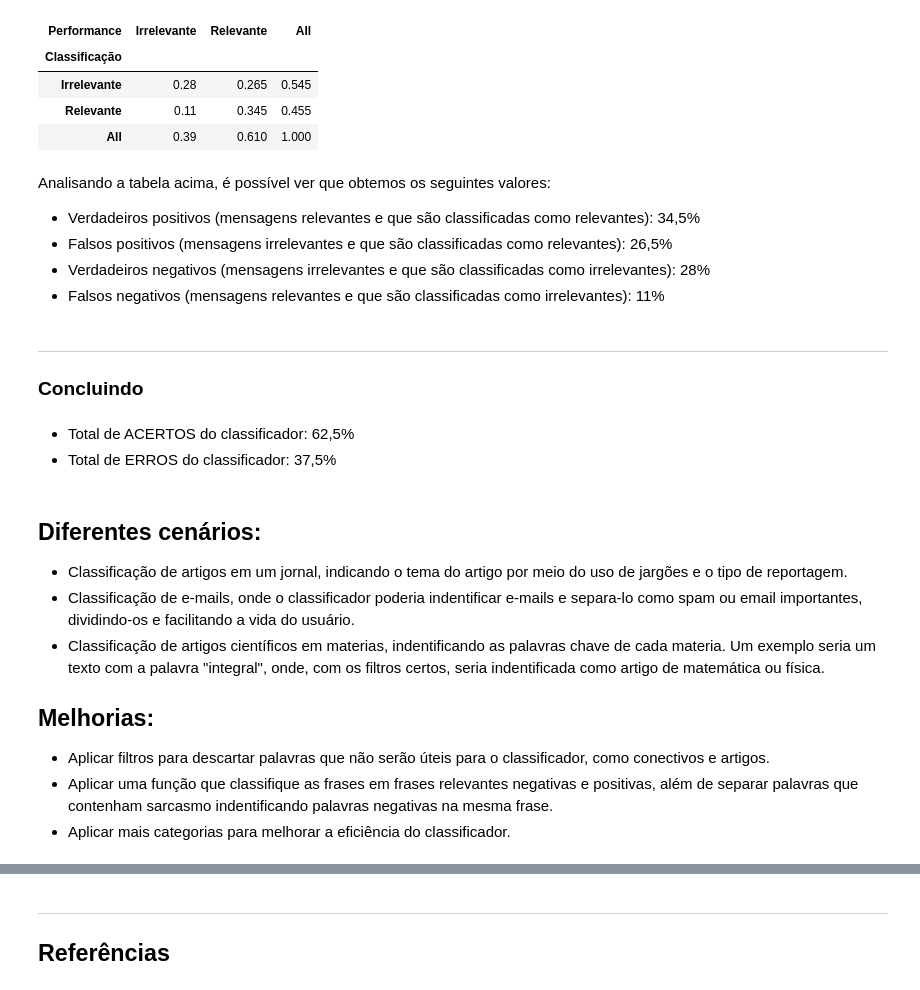
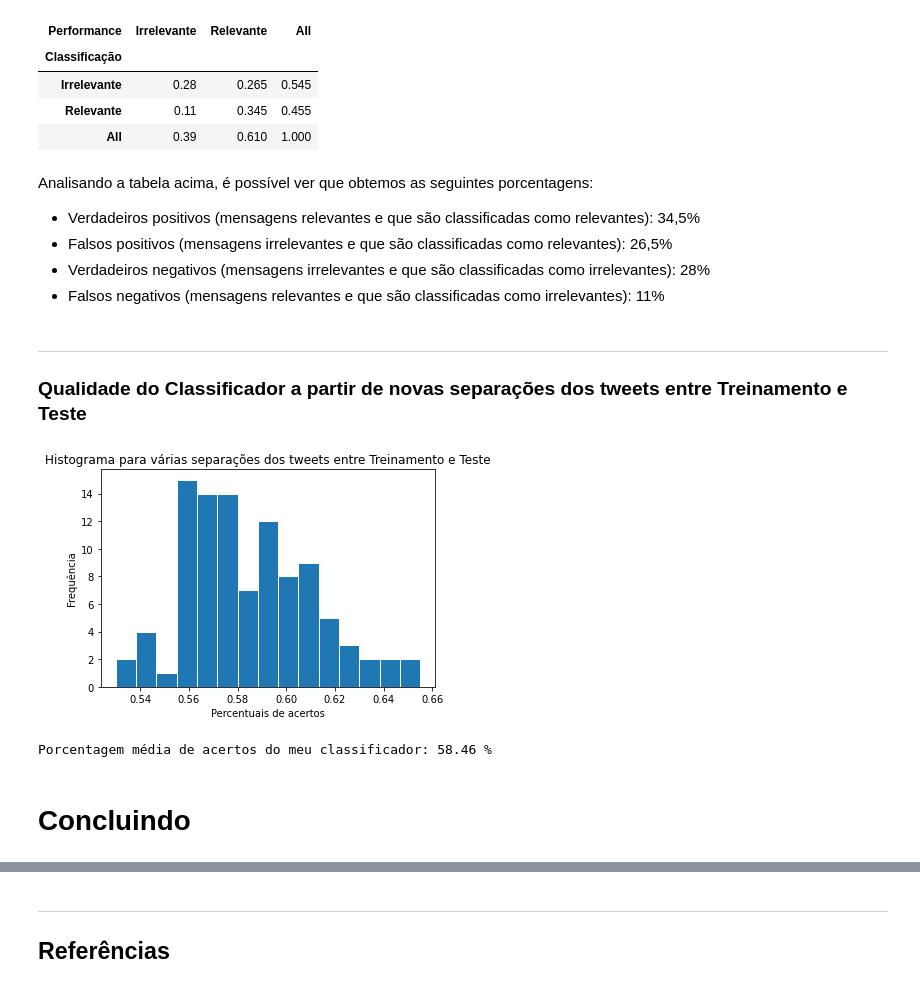
Before and after one commit to AugustoInsper/Proj1-cdados-21.1-Augusto, a Jupyter notebook: Projeto1_Classificador_layout.ipynb, the cells around one changed output, grey strips where cells are left out. Saved outputs shown, nothing was run; the diff lists cells and outputs as text; code cells hidden in the pictures.

```diff
--- a/Projeto1_Classificador_layout.ipynb
+++ b/Projeto1_Classificador_layout.ipynb
@@ -183,17 +183,33 @@ teste_em_listas
 | 199 | [oi, vcs, sao, reais, manda, foto... | Irrelevante |
 200 rows × 2 columns
 # %%
-def probabilidade(tweet, tabela, lista):     # Função para realizar o cálculo de probabilidades das palavras
+# Explicação dos parâmetros usados nas seguintes funções:
+#   tab_abs: tabela de frequências absolutas
+#   lista_de_pal: lista de palavras que será usada
+#   tab_tds_palavras: tabela que contém todas as palavras possíveis
+#   tab_abs_rel: tabela de frequências absolutas para os tweets relevantes
+#   tab_abs_irr: tabela de frequências absolutas para os tweets irrelevantes
+#   lista_rel: lista de palavras dos tweets relevantes
+#   lista_irr: lista de palavras dos tweets irrelevantes
+
+
+# Função para realizar o cálculo de probabilidades das palavras
+
+def probabilidade_tweet(tweet, tab_abs, lista_de_pal, tab_tds_palavras):
     prob = 1
     for palavra in tweet:
-        if not palavra in tabela:           # Se a palavra de teste não consta em treinamento, então de acordo com a suavização
-            prob = prob / (len(lista) + len(tabela_t)) # de LaPlace, a probabilidade dessa palavra fica com numerador 1
+        if not palavra in tab_abs:                                      # Se a palavra de teste não consta em treinamento,
+            prob = prob / (len(lista_de_pal) + len(tab_tds_palavras))   # então de acordo com a suavização de LaPlace
+                                                                        # a probabilidade dessa palavra fica com numerador 1
         else:
-            prob = prob * (tabela['%s'%(palavra)] + 1) / (len(lista) + len(tabela_t))
+            prob = prob * (tab_abs['%s'%(palavra)] + 1) / (len(lista_de_pal) + len(tab_tds_palavras))
     return prob
 
-def classificador(tweet):   # Compara a probabilidade de ser relevante com não relevante e devolve a resposta
-    if probabilidade(tweet, tabela_tra, lista_train_relev) > probabilidade(tweet, tabela_tia, lista_train_irrelev):
+
+# Função que compara a probabilidade de ser relevante com não relevante e devolve a resposta:
+
+def classifica(tweet, tab_abs_rel, tab_abs_irr, lista_rel, lista_irr, tab_tds_palavras):
+    if probabilidade_tweet(tweet, tab_abs_rel, lista_rel, tab_tds_palavras) > probabilidade_tweet(tweet, tab_abs_irr, lista_irr, tab_tds_palavras):
         return 'Relevante'
     else:
         return 'Irrelevante'
@@ -207,7 +223,7 @@ Agora você deve testar o seu classificador com a base de Testes.
 
 teste_em_listas['Performance'] = 'NaN'
 for i in range(len(teste_em_listas)):
-    teste_em_listas.loc[i, 'Performance'] = classificador(teste_em_listas.loc[i, 'Teste'])
+    teste_em_listas.loc[i, 'Performance'] = classifica(teste_em_listas.loc[i, 'Teste'], tabela_tra, tabela_tia, lista_train_relev, lista_train_irrelev, tabela_t)
 teste_em_listas
 # %% [output]
 |  | Teste | Classificação | Performance |
@@ -247,8 +263,11 @@ quadro
 | Relevante | 0.11 | 0.345 | 0.455 |
 | All | 0.39 | 0.610 | 1.000 |
 # %% [markdown]
-Analisando a tabela acima, é possível ver que obtemos os seguintes valores:
+Analisando a tabela acima, é possível ver que obtemos as seguintes porcentagens:
 * Verdadeiros positivos (mensagens relevantes e que são classificadas como relevantes): 34,5%
 * Falsos positivos (mensagens irrelevantes e que são classificadas como relevantes): 26,5%
 * Verdadeiros negativos (mensagens irrelevantes e que são classificadas como irrelevantes): 28%
 * Falsos negativos (mensagens relevantes e que são classificadas como irrelevantes): 11%
+# %% [markdown]
+___
+### Qualidade do Classificador a partir de novas separações dos tweets entre Treinamento e Teste
@@ -255,18 +356,23 @@ Analisando a tabela acima, é possível ver que obtemos os seguintes valores:
+# %%
+# Repetindo a função definida acima 100 vezes para coletar valores de percentual
+# de acertos e ir adicionando-os um a um na minha lista
+
+for i in range(100):
+    lista_percentuais.append(devolve_percentual_de_acertos(todos))
+# %%
+# Construção do histograma usando a lista com os percentuais de acertos para cada uma das 100 vezes em que a função
+# "devolve_percentual_de_acertos()" foi executada, foram usadas 15 faixas nesse histograma.
+
+plt.hist(lista_percentuais, bins=15, edgecolor='white')
+plt.title('Histograma para várias separações dos tweets entre Treinamento e Teste')
+plt.ylabel('Frequência')
+plt.xlabel('Percentuais de acertos')
+plt.show()
+# %% [output]
+[figure, added]
+# %%
+print('Porcentagem média de acertos do meu classificador:', (np.mean(lista_percentuais)*100).round(2), '%')
+# %% [output]
+Porcentagem média de acertos do meu classificador: 58.46 %
 # %% [markdown]
-___
-### Concluindo
+# Concluindo
-# %% [markdown]
-* Total de ACERTOS do classificador: 62,5%
-* Total de ERROS do classificador: 37,5%
-# %% [markdown]
-## Diferentes cenários:
-
-* Classificação de artigos em um jornal, indicando o tema do artigo por meio do uso de jargões e o tipo de reportagem.
-* Classificação de e-mails, onde o classificador poderia indentificar e-mails e separa-lo como spam ou email importantes, dividindo-os e facilitando a vida do usuário.
-* Classificação de artigos científicos em materias, indentificando as palavras chave de cada materia. Um exemplo seria um texto com a palavra "integral", onde, com os filtros certos, seria indentificada como artigo de matemática ou física.
-
-
-## Melhorias:
-* Aplicar filtros para descartar palavras que não serão úteis para o classificador, como conectivos e artigos.
-* Aplicar uma função que classifique as frases em frases relevantes negativas e positivas, além de separar palavras que contenham sarcasmo indentificando palavras negativas na mesma frase.
-* Aplicar mais categorias para melhorar a eficiência do classificador.
```
Also changed, not shown: parts of 10 cells of this notebook, 1 other file.
